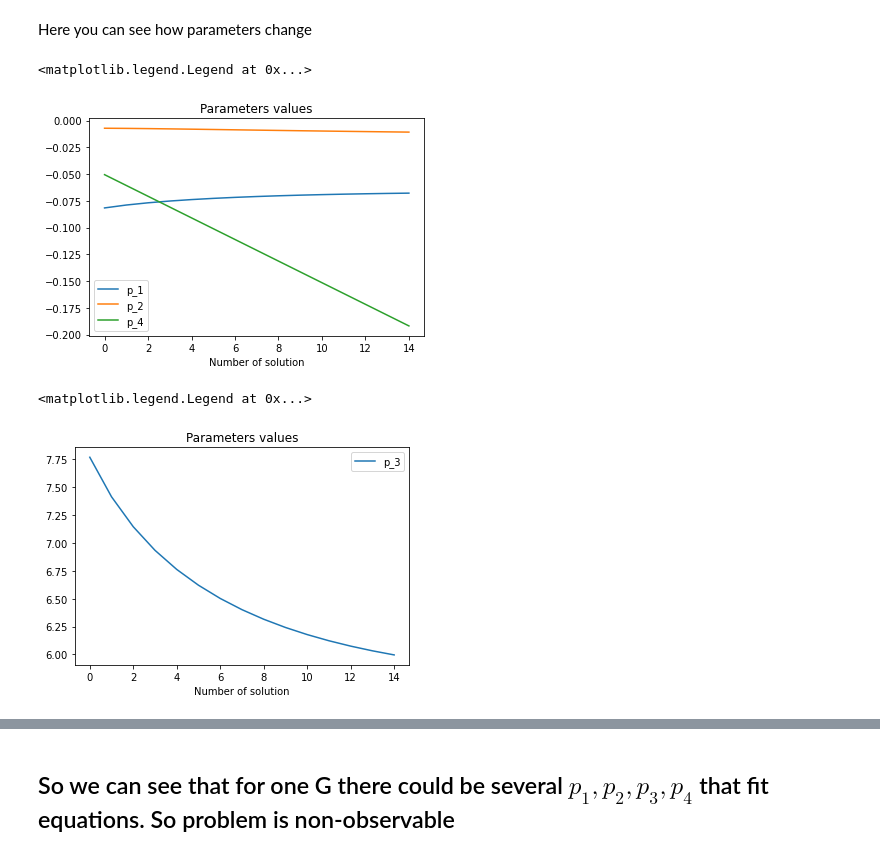
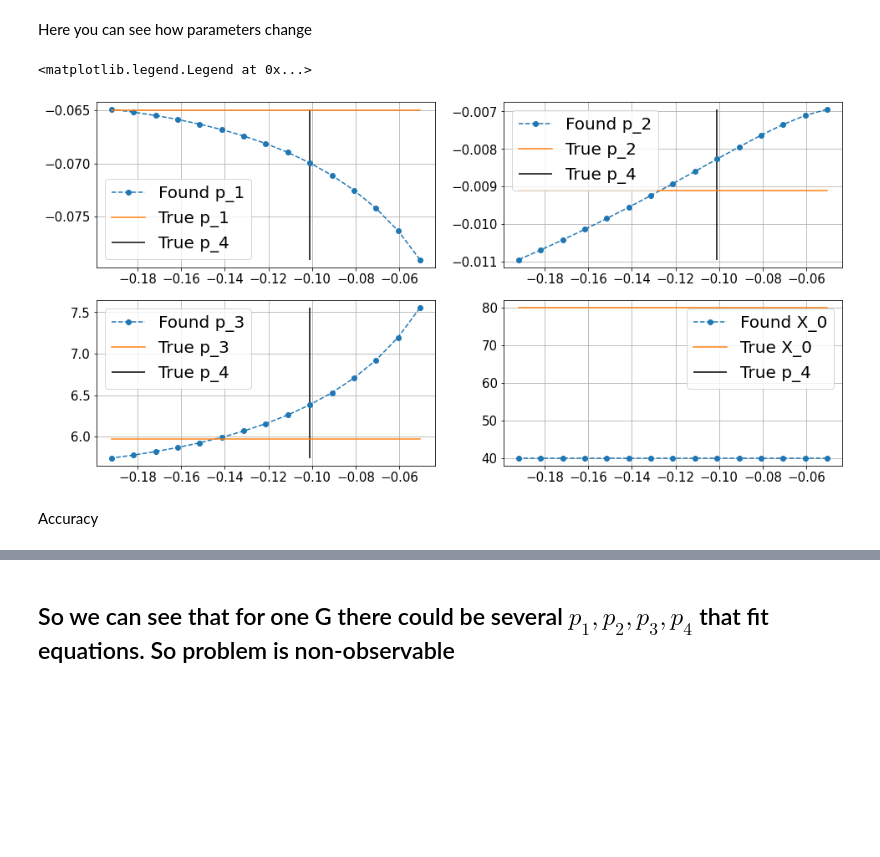
Before and after one commit to vanderwardan/insulin_sensitivity, a Jupyter notebook: Model 5.ipynb, the cells around one changed output, grey strips where cells are left out. Cells and saved outputs as stored; diff of their text form; code cells hidden in the pictures; blank space fills up the shorter version.

Commit message:
updated models 3 and 5

```diff
--- a/Model 5.ipynb
+++ b/Model 5.ipynb
@@ -59,0 +108,7 @@ plt.legend()
+# %%
+Y = (G[::step][1:] - G[::step][:-1]) * 1
+Z = np.vstack([G[::step][:-1], X[::step][:-1]]).T
+
+model = LinearRegression().fit(Z[:], Y[:])
+y_pred = model.predict(Z[:])
+r2_score(y_pred, Y), model.coef_, model.intercept_
@@ -86,20 +151,20 @@ def get_params_pro(p4, G, I, X0, step):
     For given p4 and G trying to find X0 (close to one that user defined), so r2_score is best
     Print that r2_score and return p_1, p_2, p_3
     '''
-    grid = np.arange(0.2, 10.001, 0.05)
+    grid = np.arange(0.5, 2.001, 0.05)
     r2_scores = [get_params_basic(p4, G, I,  X0 * coef, step)[0] for coef in grid]
     best_coef = grid[np.argmax(r2_scores)]
     res = get_params_basic(p4, G, I, X0 * best_coef, step)
     print("R2 score of fit:", round(res[0], 4))
 
-    return res[1:]
+    return res[1:], X0 * best_coef
 # %% [markdown]
 Now for different $p_4$ we'll find different $p_1, p_2, p_3$ that fit equations
 # %%
 res = []
 for p4_ in np.arange(0.5, 2, 0.1) * p4:
     print("p_4={}".format(round(p4_, 4)),end=' ')
-    [p1_, p2_], p3_ = get_params_pro(p4_, G[::step], I[::step], X0, 1)
-    res.append([p1_, p2_, p3_, p4_])
+    ([p1_, p2_], p3_), X0_ = get_params_pro(p4_, G[::step], I[::step], X0, 1)
+    res.append([p1_, p2_, p3_, p4_, X0_])
 res = np.array(res)
 # %% [output]
@@ -121,20 +186,42 @@ p_4=-0.1919 R2 score of fit: 0.9841
 # %% [markdown]
 Here you can see how parameters change
-# %%
-plt.xlabel('Number of solution')
-plt.title('Parameters values')
-plt.plot(res[:, 0], label='p_1')
-plt.plot(res[:, 1], label='p_2')
-plt.plot(res[:, 3], label='p_4')
-plt.legend()
-# %% [output]
-<matplotlib.legend.Legend at 0x...>
-[figure, removed]
-# %%
-plt.xlabel('Number of solution')
-plt.title('Parameters values')
-plt.plot(res[:, 2], label='p_3')
-plt.legend()
-# %% [output]
-<matplotlib.legend.Legend at 0x...>
-[figure, removed]
+# %%
+fig = plt.figure(figsize=(16, 8))
+# plt.rc('ytick',labelsize=15)
+# plt.rc('xtick',labelsize=15)
+
+fig.add_subplot(221)
+plt.plot(res[:, 3], res[:, 0], linestyle='--', marker='o', label='Found p_1')
+plt.plot(res[:, 3], [p1] * len(res[:, 3]), label='True p_1')
+plt.vlines(p4, min(res[:, 0]), max(res[:, 0]), label='True p_4')
+plt.grid()
+plt.legend(prop={'size': 20})
+
+fig.add_subplot(222)
+plt.plot(res[:, 3], res[:, 1], linestyle='--', marker='o', label='Found p_2')
+plt.plot(res[:, 3], [p2] * len(res[:, 3]), label='True p_2')
+plt.vlines(p4, min(res[:, 1]), max(res[:, 1]), label='True p_4')
+plt.grid()
+plt.legend(prop={'size': 20})
+
+fig.add_subplot(223)
+plt.plot(res[:, 3], res[:, 2], linestyle='--', marker='o', label='Found p_3')
+plt.plot(res[:, 3], [p3] * len(res[:, 3]), label='True p_3')
+plt.vlines(p4, min(res[:, 2]), max(res[:, 2]), label='True p_4')
+plt.grid()
+plt.legend(prop={'size': 20})
+
+fig.add_subplot(224)
+plt.plot(res[:, 3], res[:, 4], linestyle='--', marker='o', label='Found X_0')
+plt.plot(res[:, 3], [X0] * len(res[:, 3]), label='True X_0')
+plt.vlines(p4, min(res[:, 4]), max(res[:, 4]), label='True p_4')
+plt.grid()
+plt.legend(prop={'size': 20})
+# plt.legend(loc='lower left', prop={'size': 20})
+
+plt.legend(prop={'size': 20})
+# %% [output]
+<matplotlib.legend.Legend at 0x...>
+[figure, added]
+# %% [markdown]
+Accuracy
```
Also changed, not shown: parts of 23 cells of this notebook, 1 other file.
